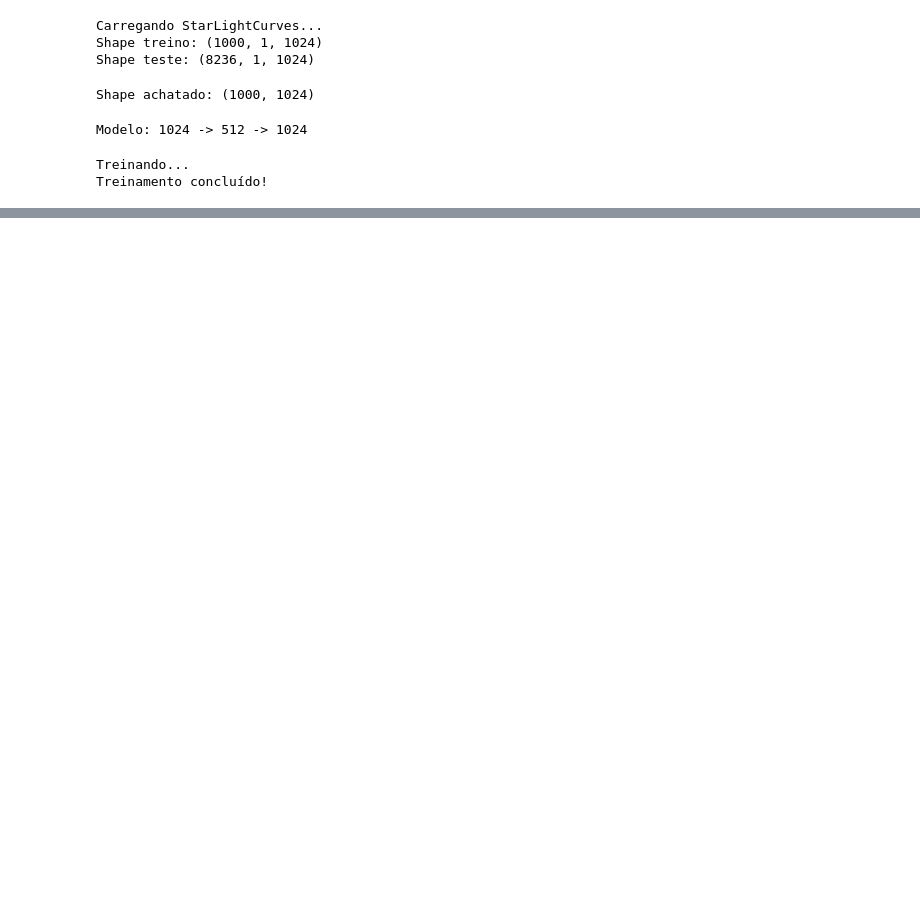
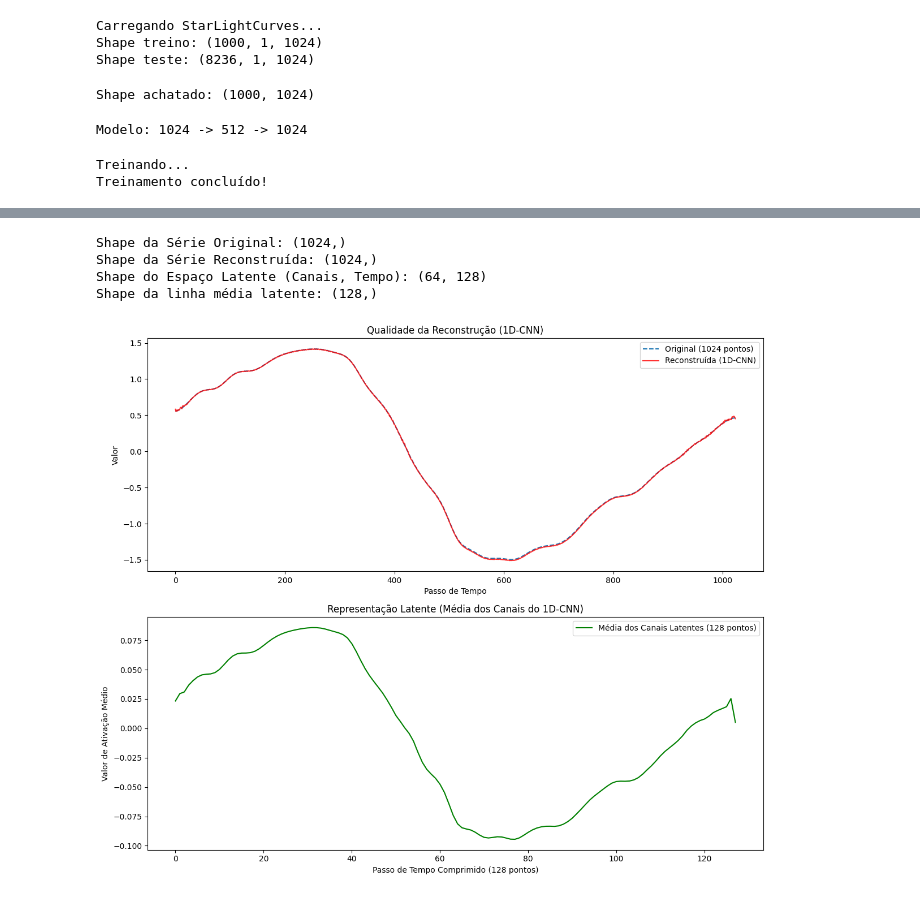
Before and after one commit to MoroFernando/time-series-dimensionality-reduction, a Jupyter notebook: autoencoder.ipynb, the cells around one changed output, grey strips where cells are left out. Cells and saved outputs as stored; diff of their text form; code cells hidden in the pictures; blank space fills up the shorter version.

```diff
--- a/autoencoder.ipynb
+++ b/autoencoder.ipynb
@@ -129,0 +130,9 @@ plt.show()
+# %%
+# (batch, features, seq_len)
+X_train_cnn_tensor = torch.FloatTensor(X_train)
+X_test_cnn_tensor = torch.FloatTensor(X_test)
+
+train_cnn_dataset = TensorDataset(X_train_cnn_tensor, X_train_cnn_tensor)
+train_cnn_loader = DataLoader(train_cnn_dataset, batch_size=32, shuffle=True)
+
+print(f"Shape dos dados de treino para o CNN: {X_train_cnn_tensor.shape}")
@@ -129,0 +213,56 @@ plt.show()
+# %%
+# 1. Colocar o modelo em modo de avaliação
+model_cnn.eval()
+
+with torch.no_grad():
+    # 2. Pegar a amostra de teste (índice 20)
+    original_sample_cnn = X_test_cnn_tensor[20:21] # Shape: [1, 1, 1024]
+
+    # 3. Obter a Versão Latente (Codificada)
+    latent_data_cnn = model_cnn.encode(original_sample_cnn) # Shape: [1, 64, 128]
+
+    # 4. Obter a Versão Reconstruída
+    reconstructed_data_cnn = model_cnn(original_sample_cnn) # Shape: [1, 1, 1024]
+
+# 5. Preparar os dados para o plot
+original_to_plot = original_sample_cnn.squeeze().numpy()
+reconstructed_to_plot = reconstructed_data_cnn.squeeze().numpy()
+latent_to_plot = latent_data_cnn.squeeze().numpy() # Shape: [64, 128]
+
+print(f"Shape da Série Original: {original_to_plot.shape}")
+print(f"Shape da Série Reconstruída: {reconstructed_to_plot.shape}")
+print(f"Shape do Espaço Latente (Canais, Tempo): {latent_to_plot.shape}")
+
+# 6. Plotar tudo
+fig, (ax1, ax2) = plt.subplots(2, 1, figsize=(12, 10))
+
+# --- Gráfico 1: Original vs. Reconstruída (1D-CNN) ---
+ax1.plot(original_to_plot, label='Original (1024 pontos)', linestyle='--')
+ax1.plot(reconstructed_to_plot, label='Reconstruída (1D-CNN)', color='red', alpha=0.8)
+ax1.legend()
+ax1.set_title('Qualidade da Reconstrução (1D-CNN)')
+ax1.set_xlabel('Passo de Tempo')
+ax1.set_ylabel('Valor')
+
+# --- Gráfico 2: A Representação Latente (1D-CNN) como LINHA ---
+
+# Calcular a média ao longo dos 64 canais (axis=0) para obter uma linha [128]
+latent_mean_line = latent_to_plot.mean(axis=0)
+print(f"Shape da linha média latente: {latent_mean_line.shape}")
+
+ax2.plot(latent_mean_line,
+         label=f'Média dos Canais Latentes ({latent_mean_line.shape[0]} pontos)',
+         color='green')
+ax2.legend()
+ax2.set_title('Representação Latente (Média dos Canais do 1D-CNN)')
+ax2.set_xlabel('Passo de Tempo Comprimido (128 pontos)')
+ax2.set_ylabel('Valor de Ativação Médio')
+
+plt.tight_layout()
+plt.show()
+# %% [output]
+Shape da Série Original: (1024,)
+Shape da Série Reconstruída: (1024,)
+Shape do Espaço Latente (Canais, Tempo): (64, 128)
+Shape da linha média latente: (128,)
+[figure, added]
```
Also changed, not shown: parts of 4 cells of this notebook.
